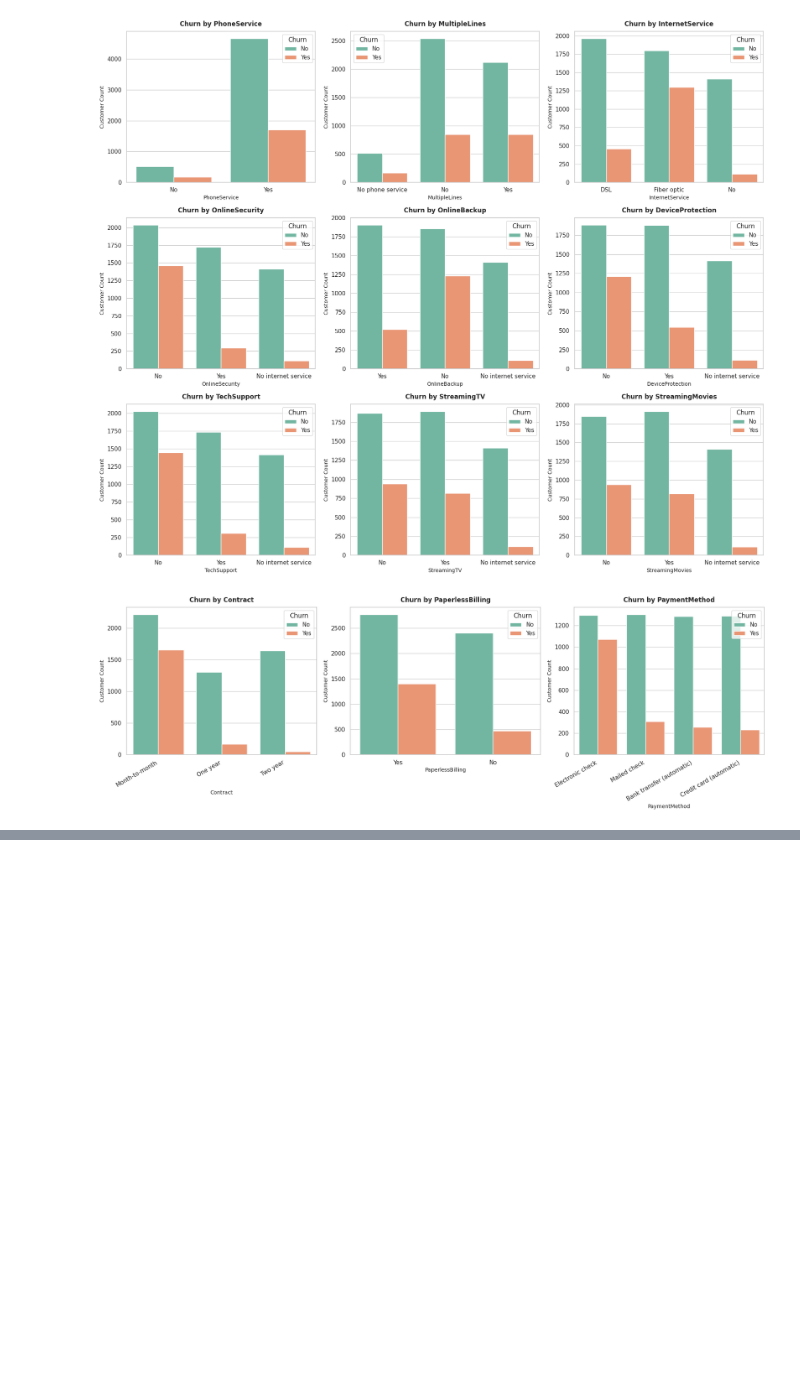
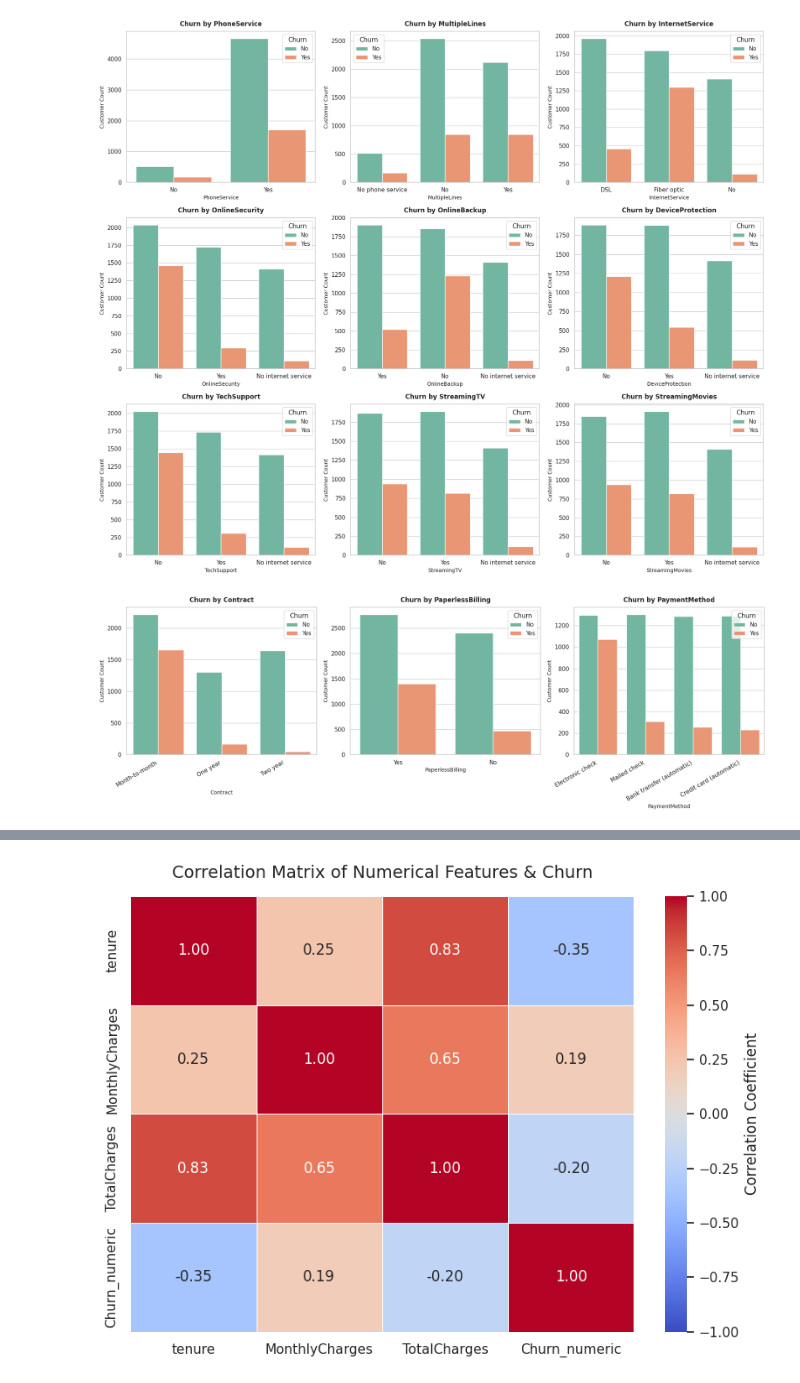
Before and after one commit to vinudi20251178-ux/Telco_churn_ml_cw, a Jupyter notebook: notebooks/Telco_Churn_ml_cw.ipynb, the cells around one changed output, grey strips where cells are left out. Saved outputs shown, nothing was run; the diff lists cells and outputs as text; code cells hidden in the pictures; blank space fills up the shorter version.

Commit message:
Correlation and Conclusions

```diff
--- a/notebooks/Telco_Churn_ml_cw.ipynb
+++ b/notebooks/Telco_Churn_ml_cw.ipynb
@@ -309,0 +349,22 @@ plt.show()
+# %%
+df['Churn_numeric'] = df['Churn'].map({'Yes': 1, 'No': 0})
+
+corr_features=['tenure','MonthlyCharges','TotalCharges','Churn_numeric']
+
+corr_matrix=df[corr_features].corr()
+plt.figure(figsize=(8, 6))
+sb.heatmap(
+    corr_matrix,
+    annot=True,
+    fmt=".2f",
+    cmap='coolwarm',
+    vmin=-1, vmax=1,
+    linewidths=0.5,
+    cbar_kws={"label": "Correlation Coefficient"}
+)
+
+plt.title('Correlation Matrix of Numerical Features & Churn', fontsize=14, pad=15)
+plt.tight_layout()
+plt.show()
+# %% [output]
+[figure, added]
```
Also changed, not shown: parts of 5 cells of this notebook.
